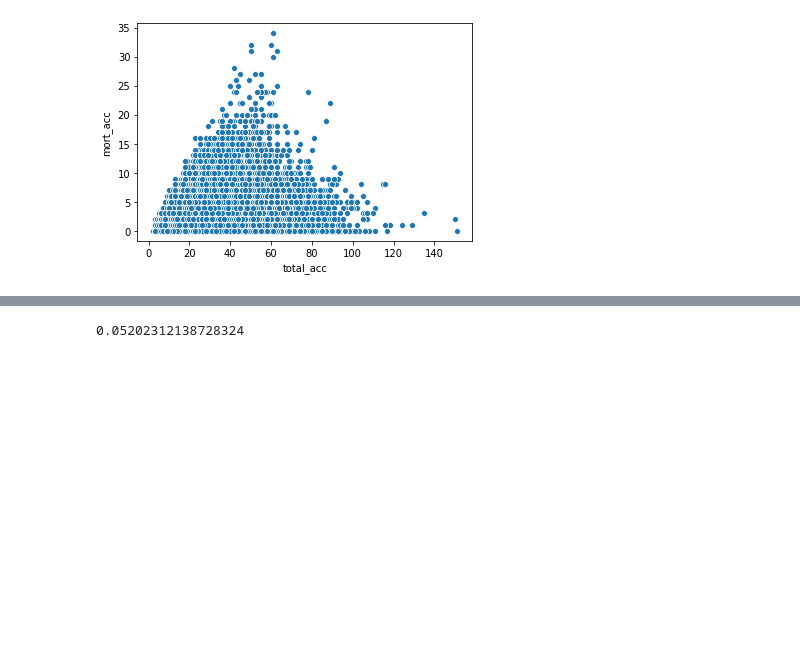
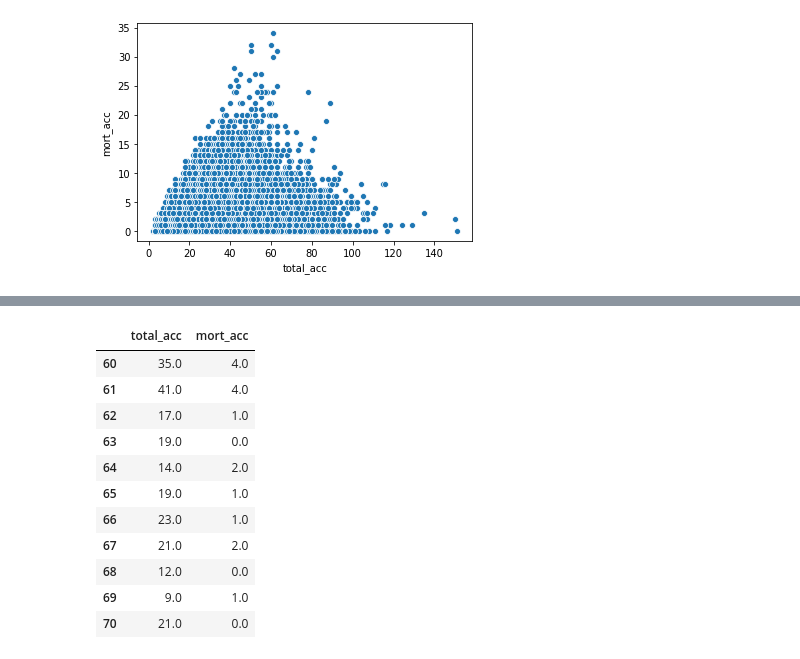
Before and after one commit to GkouskosV/Python-for-Data-Science-and-Machine-Learning-Bootcamp, a Jupyter notebook: Deep_Learning_Sections/Keras_LendingClub_API_Project.ipynb, the cells around one changed output, grey strips where cells are left out. Cells and saved outputs as stored; diff of their text form; code cells hidden in the pictures; blank space fills up the shorter version.

```diff
--- a/Deep_Learning_Sections/Keras_LendingClub_API_Project.ipynb
+++ b/Deep_Learning_Sections/Keras_LendingClub_API_Project.ipynb
@@ -712,2 +712,5 @@ sns.scatterplot(x='total_acc',y='mort_acc',data=df)
 
 [Helpful Link](https://stackoverflow.com/questions/13331698/how-to-apply-a-function-to-two-columns-of-pandas-dataframe)
+# %%
+total_avg = round(df.groupby('total_acc').mean()['mort_acc'])
+total_avg
@@ -713,0 +731,7 @@ sns.scatterplot(x='total_acc',y='mort_acc',data=df)
+# %%
+def impute_mort_acc (total_col,mort_col):
+
+    if pd.isnull(mort_col):
+        return total_avg[total_col]
+    else:
+        return mort_col
@@ -730,4 +767,17 @@ Name: mort_acc, Length: 118, dtype: float64
+# %%
+df['mort_acc'] = df.apply(lambda x: impute_mort_acc(x['total_acc'],x['mort_acc']),axis=1)
 # %%
-df.groupby('total_acc').mean()['mort_acc'].loc[3.0]
+df[['total_acc','mort_acc']].loc[60:70]
 # %% [output]
-0.05202312138728324
+|  | total_acc | mort_acc |
+| 60 | 35.0 | 4.0 |
+| 61 | 41.0 | 4.0 |
+| 62 | 17.0 | 1.0 |
+| 63 | 19.0 | 0.0 |
+| 64 | 14.0 | 2.0 |
+| 65 | 19.0 | 1.0 |
+| 66 | 23.0 | 1.0 |
+| 67 | 21.0 | 2.0 |
+| 68 | 12.0 | 0.0 |
+| 69 | 9.0 | 1.0 |
+| 70 | 21.0 | 0.0 |
```
Also changed, not shown: parts of 12 cells of this notebook.
